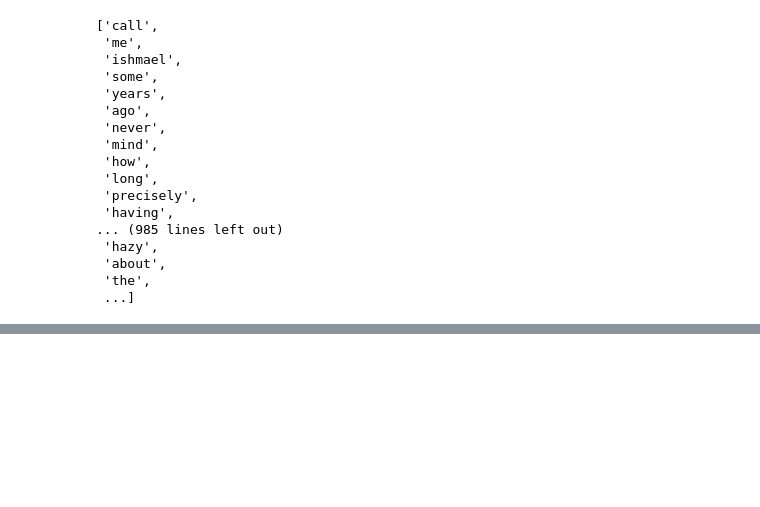
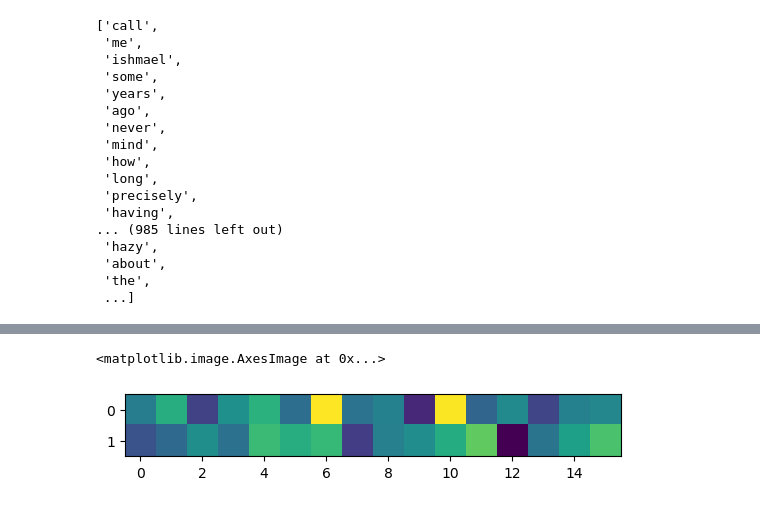
Before and after one commit to jasnyder/text-modeling, a Jupyter notebook: word-embedding.ipynb, the cells around one changed output, grey strips where cells are left out. Drawn from its saved outputs; the diff is of its cells as text; code cells hidden in the pictures; blank space fills up the shorter version.

```diff
--- a/word-embedding.ipynb
+++ b/word-embedding.ipynb
@@ -104,0 +166,5 @@ tensor([[1., 2.],
+# %%
+plt.imshow(torch.stack([C[w_to_i['her']], C[w_to_i['him']]]).detach().numpy())
+# %% [output]
+<matplotlib.image.AxesImage at 0x...>
+[figure, added]
```
Also changed, not shown: parts of 18 cells of this notebook, 3 other files.
